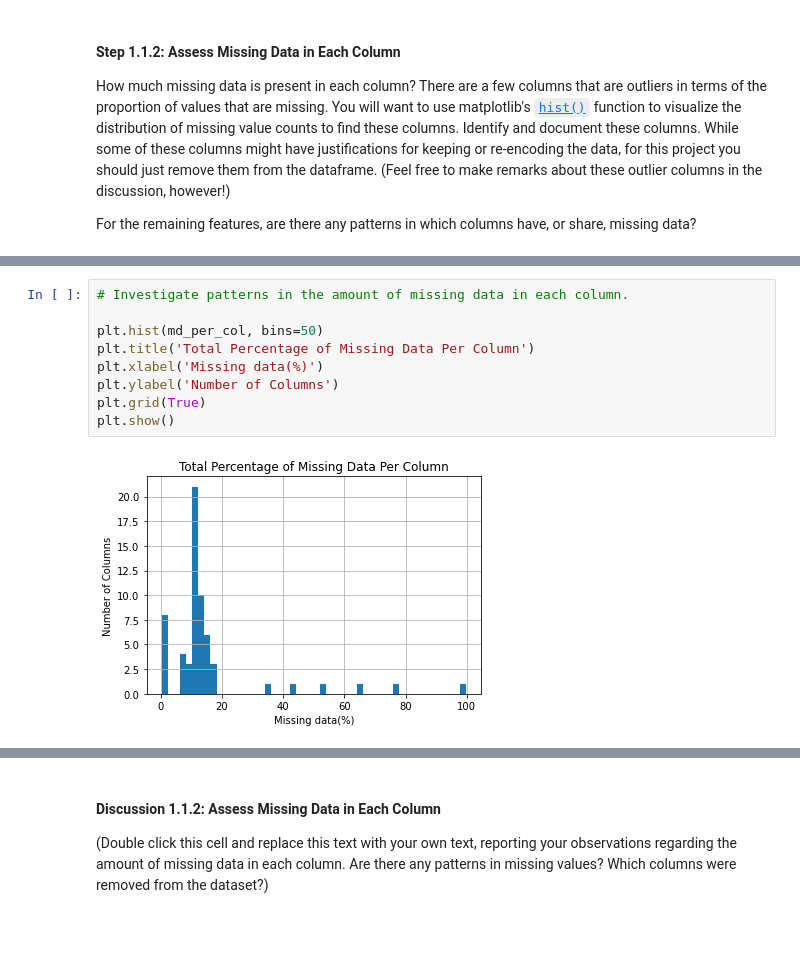
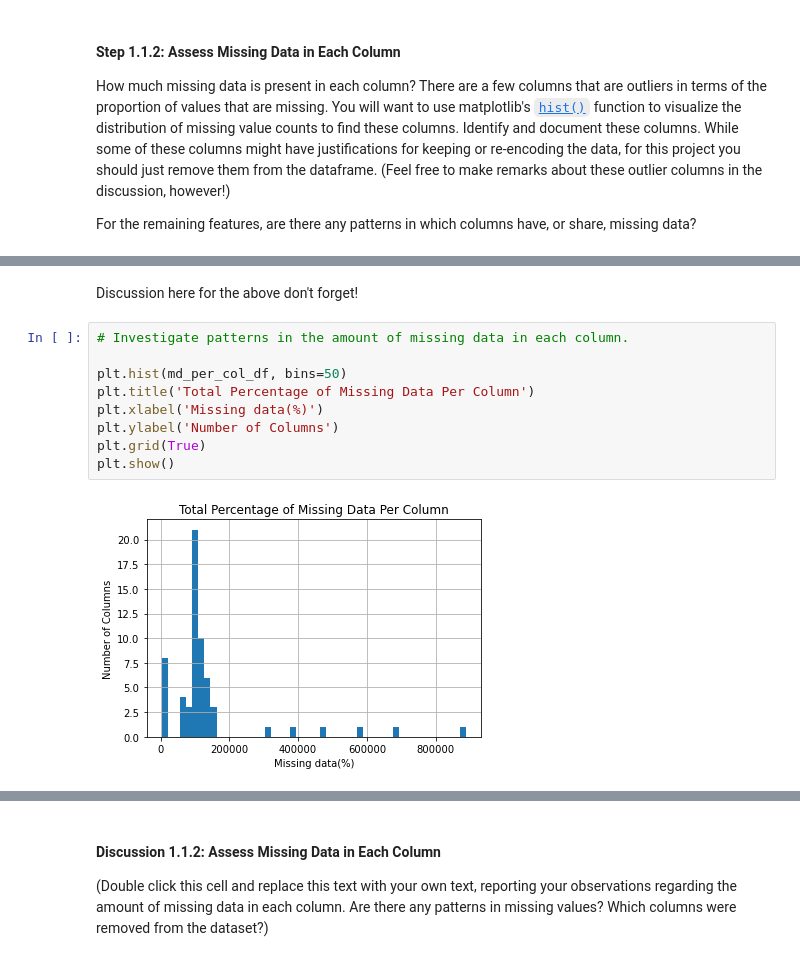
Before and after one commit to sjohnp2112/Identify-Custemer-Segments, a Jupyter notebook: Identify_Customer_Segments_sphelps_edit.ipynb, the cells around one changed output, grey strips where cells are left out. Cells and saved outputs as stored; diff of their text form; blank space fills up the shorter version.

```diff
--- a/Identify_Customer_Segments_sphelps_edit.ipynb
+++ b/Identify_Customer_Segments_sphelps_edit.ipynb
@@ -230,11 +221,13 @@ az_col_test.drop(columns=[col for col in az_col_test.isin(md_outliers_list)], in
+# %% [markdown]
+Discussion here for the above don't forget!
 # %%
 # Investigate patterns in the amount of missing data in each column.
 
-plt.hist(md_per_col, bins=50)
+plt.hist(md_per_col_df, bins=50)
 plt.title('Total Percentage of Missing Data Per Column')
 plt.xlabel('Missing data(%)')
 plt.ylabel('Number of Columns')
 plt.grid(True)
 plt.show()
 # %% [output]
-[figure, old version]
+[figure, new version]
```
Also changed, not shown: parts of 8 cells of this notebook, 2 other files.
